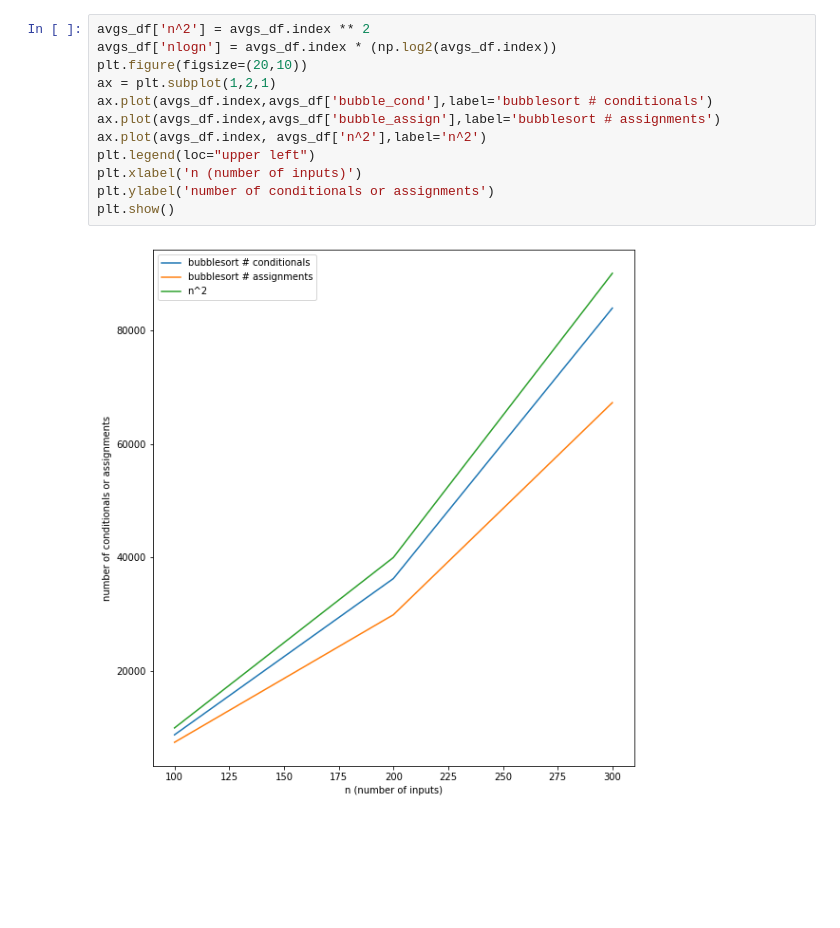
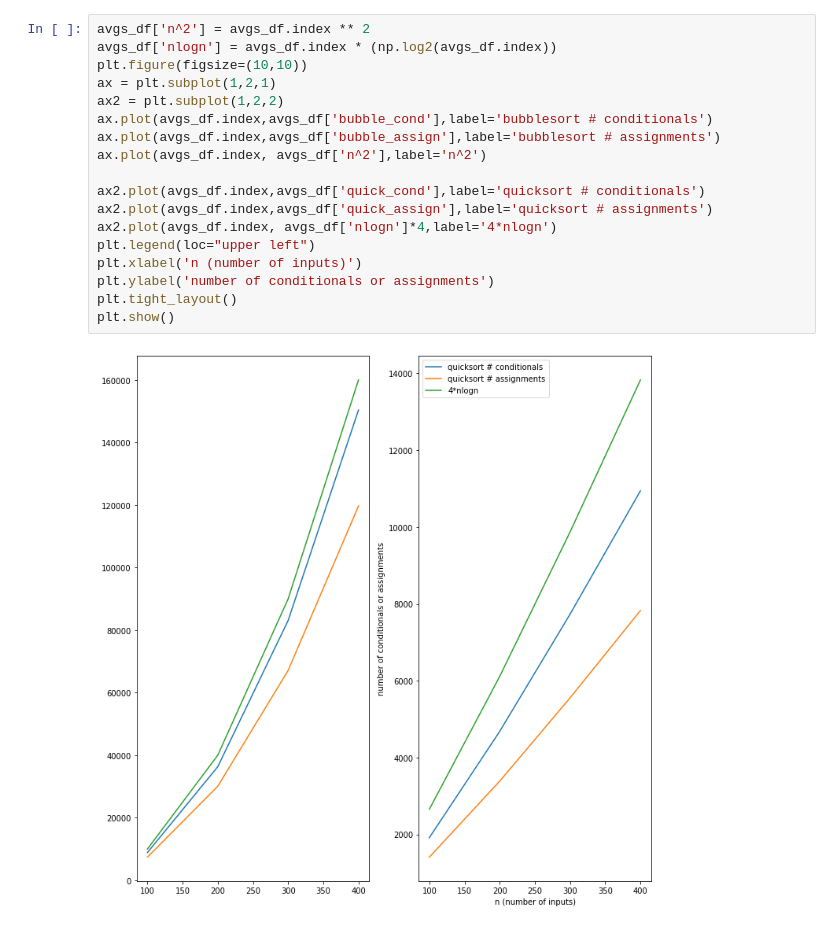
Before and after one commit to jessicagainesbmi203/example, a Jupyter notebook: example/plot-sorting-data.ipynb, the cells around one changed output. Cells and saved outputs as stored; diff of their text form; blank space fills up the shorter version.

```diff
--- a/example/plot-sorting-data.ipynb
+++ b/example/plot-sorting-data.ipynb
@@ -61,14 +59,20 @@ No handles with labels found to put in legend.
 # %%
 avgs_df['n^2'] = avgs_df.index ** 2
 avgs_df['nlogn'] = avgs_df.index * (np.log2(avgs_df.index))
-plt.figure(figsize=(20,10))
+plt.figure(figsize=(10,10))
 ax = plt.subplot(1,2,1)
+ax2 = plt.subplot(1,2,2)
 ax.plot(avgs_df.index,avgs_df['bubble_cond'],label='bubblesort # conditionals')
 ax.plot(avgs_df.index,avgs_df['bubble_assign'],label='bubblesort # assignments')
 ax.plot(avgs_df.index, avgs_df['n^2'],label='n^2')
+
+ax2.plot(avgs_df.index,avgs_df['quick_cond'],label='quicksort # conditionals')
+ax2.plot(avgs_df.index,avgs_df['quick_assign'],label='quicksort # assignments')
+ax2.plot(avgs_df.index, avgs_df['nlogn']*4,label='4*nlogn')
 plt.legend(loc="upper left")
 plt.xlabel('n (number of inputs)')
 plt.ylabel('number of conditionals or assignments')
+plt.tight_layout()
 plt.show()
 # %% [output]
-[figure, old version]
+[figure, new version]
```
Also changed, not shown: parts of 2 cells of this notebook, 3 other files.
